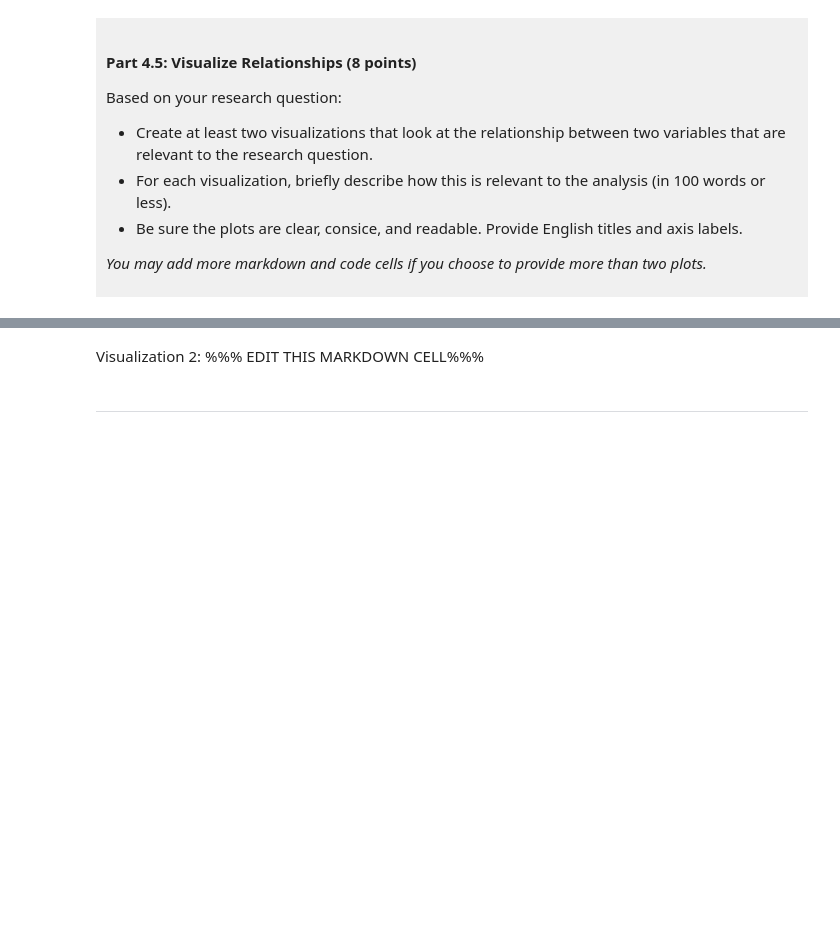
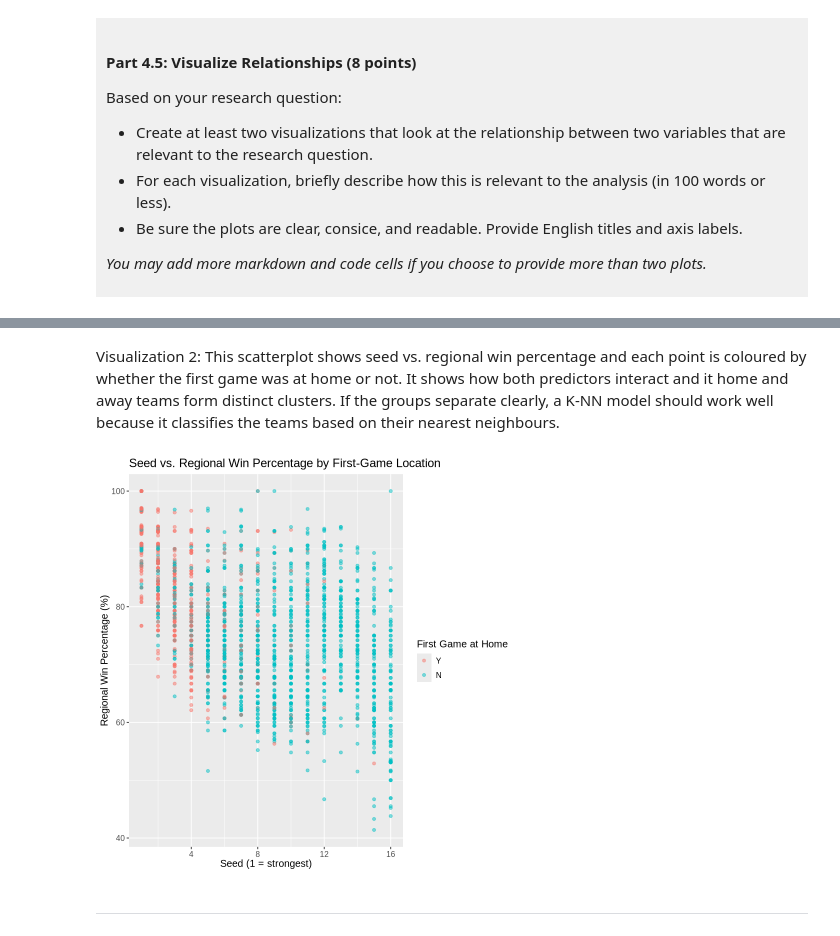
Before and after one commit to danielluo239/dsci-100-project-2026, a Jupyter notebook: dsci-100-project-notebook.ipynb, the cells around one changed output, grey strips where cells are left out. Saved outputs shown, nothing was run; the diff lists cells and outputs as text; code cells hidden in the pictures; blank space fills up the shorter version.

```diff
--- a/dsci-100-project-notebook.ipynb
+++ b/dsci-100-project-notebook.ipynb
@@ -330,7 +426,16 @@ Visualization 1: %%% EDIT THIS MARKDOWN CELL%%%
 # %% [markdown]
-Visualization 2: %%% EDIT THIS MARKDOWN CELL%%%
+Visualization 2: This scatterplot shows seed vs. regional win percentage and each point is coloured by whether the first game was at home or not. It shows how both predictors interact and it home and away teams form distinct clusters. If the groups separate clearly, a K-NN model should work well because it classifies the teams based on their nearest neighbours.
 # %%
-### EDIT THIS CODE CELL FOR VISUALIZATION 2###
+seed_scatter <- ggplot(home_game_data, aes(x = seed, y = reg_wins_pct, color = first_game_at_home)) +
+    geom_point(alpha = 0.5) +
+    labs(title = "Seed vs. Regional Win Percentage by First-Game Location",
+       x = "Seed (1 = strongest)",
+       y = "Regional Win Percentage (%)",
+    color = "First Game at Home") +
+    theme(text = element_text(size = 12))
+seed_scatter
+# %% [output]
+[figure, added]
 # %% [markdown]
 ------
 # %% [markdown]
```
Also changed, not shown: parts of 8 cells of this notebook.
